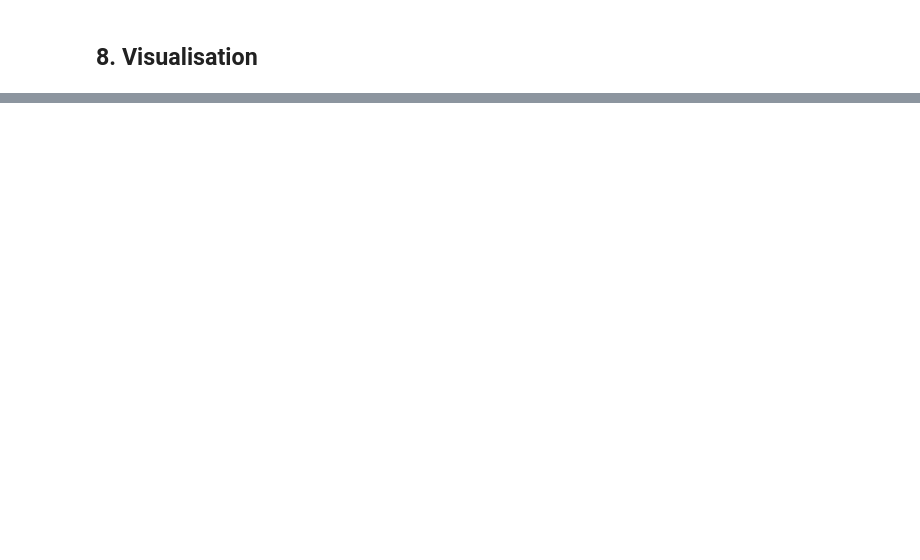
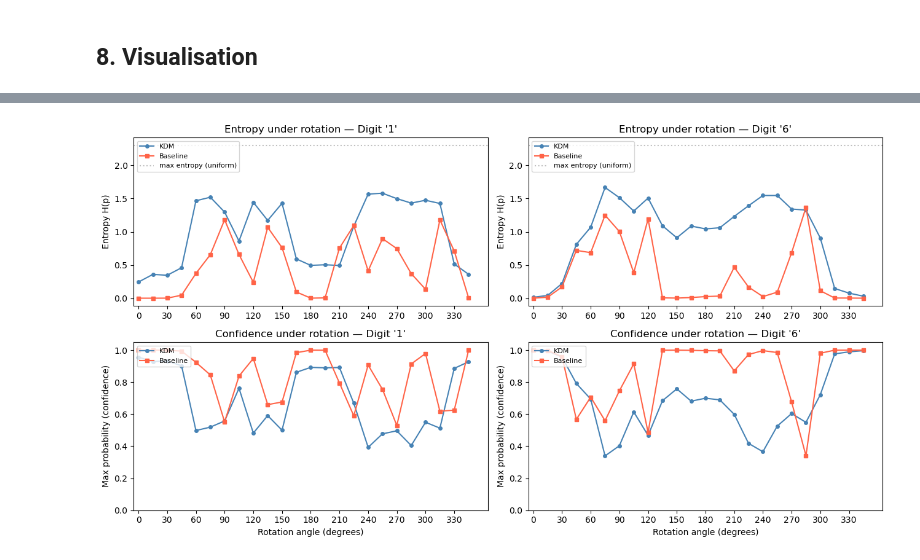
Before and after one commit to fagonzalezo/kdm, a Jupyter notebook: examples/kdm_uncertainty.ipynb, the cells around one changed output, grey strips where cells are left out. Saved outputs shown, nothing was run; the diff lists cells and outputs as text; code cells hidden in the pictures; blank space fills up the shorter version.

```diff
--- a/examples/kdm_uncertainty.ipynb
+++ b/examples/kdm_uncertainty.ipynb
@@ -185,12 +194,17 @@ opt_kdm  = torch.optim.Adam(kdm_model.parameters(), lr=1e-3)
 hist_kdm = {'train_loss': [], 'test_loss': [], 'train_acc': [], 'test_acc': []}
 
 EPOCHS_KDM = 5
+ALPHA = 1.0
 
 for ep in range(EPOCHS_KDM):
     kdm_model.train()
     for xb, yb in loader:
         probs = kdm_model(xb)
-        loss  = F.nll_loss(torch.log(probs.clamp_min(1e-12)), yb)
+        disc_loss = F.nll_loss(torch.log(probs.clamp_min(1e-7)), yb)
+        # generative term: log P(x) under the learned KDM marginal over x
+        rho_x = pure2dm(kdm_model.encoder(xb))
+        gen_loss = -ALPHA * kdm_model.kdm.log_marginal(rho_x).mean()
+        loss = disc_loss + gen_loss
         opt_kdm.zero_grad(); loss.backward(); opt_kdm.step()
     tr_loss, tr_acc = evaluate_kdm(kdm_model, X_train, y_train)
     te_loss, te_acc = evaluate_kdm(kdm_model, X_test,  y_test)
@@ -308,42 +337,43 @@ plt.show()
 # %%
-# Uncertainty curves: KDM vs. Baseline, one panel per digit.
-# Solid lines = entropy (left y-axis), dashed lines = confidence (right y-axis).
+# Uncertainty curves: KDM vs. Baseline, one panel per digit, separate rows for entropy and confidence.
 
-fig, axes = plt.subplots(1, 2, figsize=(13, 4))
+fig, axes = plt.subplots(2, 2, figsize=(13, 7))
 
 max_entropy = np.log(10)   # theoretical maximum for 10 classes (uniform distribution)
 
-for ax, (kdm_h, base_h, kdm_c, base_c, label) in zip(axes, [
+for col, (kdm_h, base_h, kdm_c, base_c, label) in enumerate([
     (kdm_entropy_1, base_entropy_1, kdm_conf_1, base_conf_1, "Digit '1'"),
     (kdm_entropy_6, base_entropy_6, kdm_conf_6, base_conf_6, "Digit '6'"),
 ]):
-    l1, = ax.plot(ANGLES, kdm_h,  color='steelblue', marker='o', ms=4,
-                  label='KDM \u2014 entropy')
-    l2, = ax.plot(ANGLES, base_h, color='tomato',    marker='s', ms=4,
-                  label='Baseline \u2014 entropy')
-    ax.axhline(max_entropy, color='gray', linestyle=':', alpha=0.5,
-               label='max entropy (uniform)')
+    ax_ent  = axes[0, col]
+    ax_conf = axes[1, col]
 
-    ax2 = ax.twinx()
-    l3, = ax2.plot(ANGLES, kdm_c,  color='steelblue', linestyle='--', alpha=0.6,
-                   label='KDM \u2014 confidence')
-    l4, = ax2.plot(ANGLES, base_c, color='tomato',    linestyle='--', alpha=0.6,
-                   label='Baseline \u2014 confidence')
-    ax2.set_ylabel('Max probability (confidence)')
-    ax2.set_ylim(0, 1.05)
+    # --- Entropy row ---
+    ax_ent.plot(ANGLES, kdm_h,  color='steelblue', marker='o', ms=4, label='KDM')
+    ax_ent.plot(ANGLES, base_h, color='tomato',    marker='s', ms=4, label='Baseline')
+    ax_ent.axhline(max_entropy, color='gray', linestyle=':', alpha=0.5,
+                   label='max entropy (uniform)')
+    ax_ent.set_ylabel('Entropy H(p)')
+    ax_ent.set_title(f"Entropy under rotation — {label}")
+    ax_ent.set_xticks(ANGLES[::2])
+    ax_ent.set_xlim(-5, 365)
+    ax_ent.legend(loc='upper left', fontsize=8)
 
-    ax.set_xlabel('Rotation angle (degrees)')
-    ax.set_ylabel('Entropy H(p)')
-    ax.set_title(f"Uncertainty under rotation \u2014 {label}")
-    ax.set_xticks(ANGLES[::2])
-    ax.set_xlim(-5, 365)
-
-    all_lines  = [l1, l2, l3, l4]
-    all_labels = [l.get_label() for l in all_lines]
-    ax.legend(all_lines, all_labels, loc='upper left', fontsize=7)
+    # --- Confidence row ---
+    ax_conf.plot(ANGLES, kdm_c,  color='steelblue', marker='o', ms=4, label='KDM')
+    ax_conf.plot(ANGLES, base_c, color='tomato',    marker='s', ms=4, label='Baseline')
+    ax_conf.set_ylabel('Max probability (confidence)')
+    ax_conf.set_ylim(0, 1.05)
+    ax_conf.set_xlabel('Rotation angle (degrees)')
+    ax_conf.set_title(f"Confidence under rotation — {label}")
+    ax_conf.set_xticks(ANGLES[::2])
+    ax_conf.set_xlim(-5, 365)
+    ax_conf.legend(loc='upper left', fontsize=8)
 
 plt.tight_layout()
 plt.show()
+# %% [output]
+[figure, added]
 # %%
 # Probability heatmaps: 2 rows (digit) x 2 columns (model).
 # Each cell shows P(class | rotated image) as a colour map.
```
Also changed, not shown: parts of 10 cells of this notebook.
